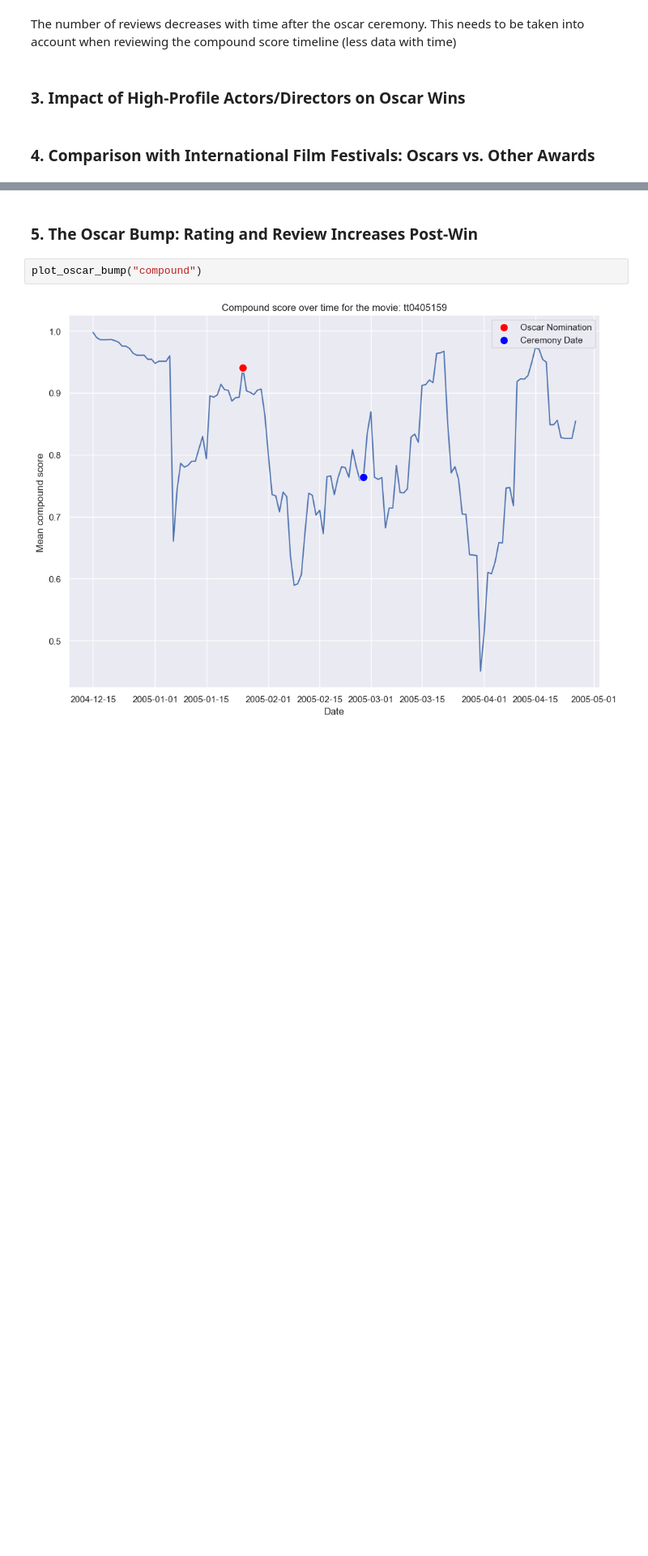
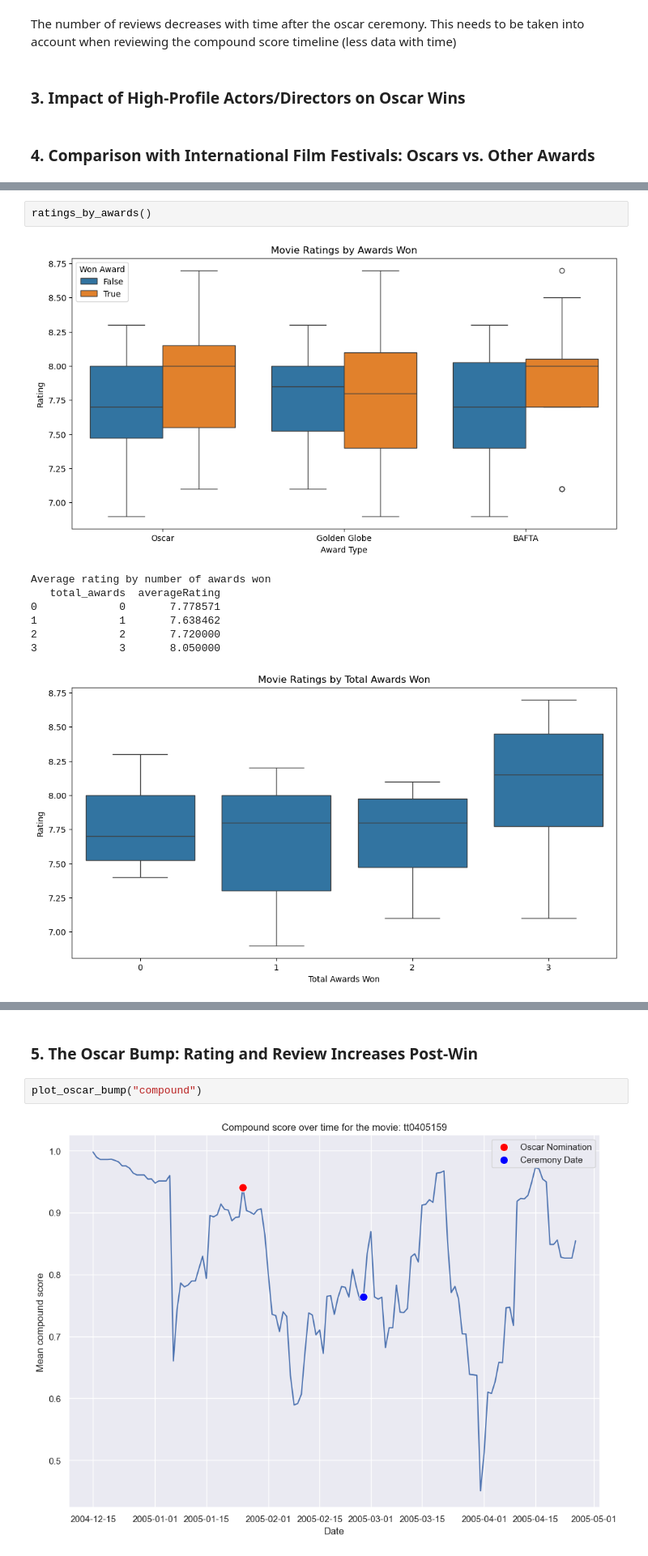
Before and after one commit to epfl-ada/ada-2024-project-badaboum, a Jupyter notebook: results.ipynb, the cells around one changed output, grey strips where cells are left out. Shown at 81% size. Saved outputs shown, nothing was run; the diff lists cells and outputs as text; blank space fills up the shorter version.

```diff
--- a/results.ipynb
+++ b/results.ipynb
@@ -32,0 +38,11 @@ The number of reviews decreases with time after the oscar ceremony. This needs t
+# %%
+ratings_by_awards()
+# %% [output]
+[figure, added]
+Average rating by number of awards won
+   total_awards  averageRating
+0             0       7.778571
+1             1       7.638462
+2             2       7.720000
+3             3       8.050000
+[figure, added]
```
Also changed, not shown: parts of 7 cells of this notebook, 2 other files.
